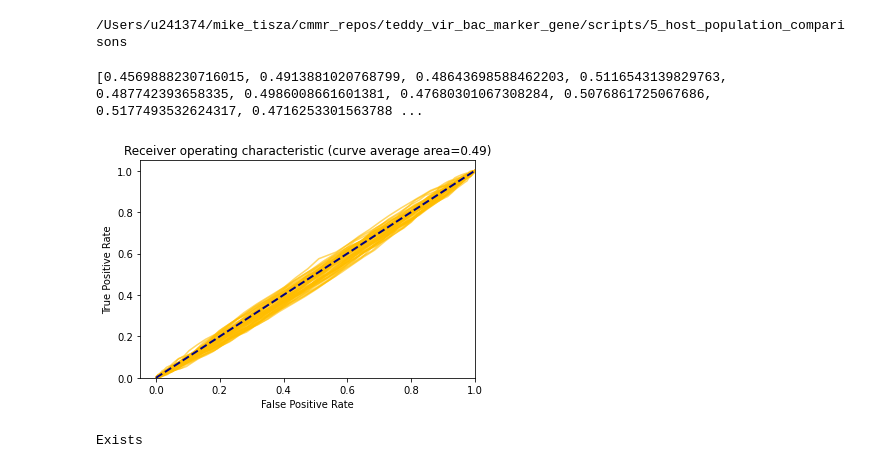
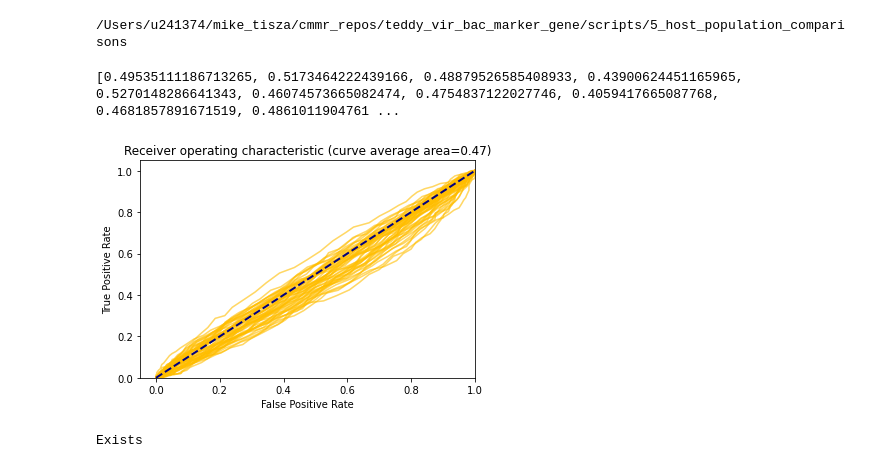
Before and after one commit to mtisza1/teddy_vir_bac_marker_gene, a Jupyter notebook: scripts/5_host_population_comparisons/rf_all_SGBs_T1D_IA_group_subj1.ipynb, the cells around one changed output. Drawn from its saved outputs; the diff is of its cells as text; code cells hidden in the pictures.

```diff
--- a/scripts/5_host_population_comparisons/rf_all_SGBs_T1D_IA_group_subj1.ipynb
+++ b/scripts/5_host_population_comparisons/rf_all_SGBs_T1D_IA_group_subj1.ipynb
@@ -39,6 +39,7 @@ print (pathname)
 vir_table="../../intermediate_files/TGVG1.1_MPA4_combined_abundance.virus_species.wide.tsv"
 bac_table="../../intermediate_files/TGVG1.1_MPA4_combined_abundance.bacteria_species.wide.tsv"
 metadata_table="../../data/some_teddy_MP142_metadata2.all_samples1.delivery.csv"
+ncc_table="../../data/MP142_CASE_CNTRL_T1D_LIST1.csv"
 # %% [output]
 /Users/u241374/mike_tisza/cmmr_repos/teddy_vir_bac_marker_gene/scripts/5_host_population_comparisons
 # %%
@@ -98,10 +108,10 @@ country_clean_df = country_df.drop(['country', 'T1D', 'IA', 'breast_fed', 'mask_
 # %%
 ### choose one of the phenotypes to test
-#discrim_var = "T1D"
-discrim_var = "IA"
+discrim_var = "T1D"
+#discrim_var = "IA"
 number_models = 50
 
-mask_id_list = country_df['mask_id'].tolist()
+mask_id_list = country_ncc_df['mask_id'].tolist()
 unique_mask_list = []
 
 for x in mask_id_list:
@@ -115,18 +125,18 @@ train_mask_list = random.sample(unique_mask_list, perc70)
 
 test_mask_list = list(set(unique_mask_list) - set(train_mask_list))
 
-train_sample_df = country_df.loc[country_df['mask_id'].isin(train_mask_list)]
-train_sample_clean_df = train_sample_df.drop(['country', 'T1D', 'IA', 'breast_fed', 'mask_id'], axis=1)
+train_sample_df = country_ncc_df.loc[country_ncc_df['mask_id'].isin(train_mask_list)]
+train_sample_clean_df = train_sample_df.drop(['country', 'T1D', 'IA', 'breast_fed', 'mask_id', 'isnested'], axis=1)
 train_sample_list = list(train_sample_df[discrim_var])
 
-test_sample_df = country_df.loc[country_df['mask_id'].isin(test_mask_list)]
-test_sample_clean_df = test_sample_df.drop(['country', 'T1D', 'IA', 'breast_fed', 'mask_id'], axis=1)
+test_sample_df = country_ncc_df.loc[country_ncc_df['mask_id'].isin(test_mask_list)]
+test_sample_clean_df = test_sample_df.drop(['country', 'T1D', 'IA', 'breast_fed', 'mask_id', 'isnested'], axis=1)
 test_sample_list = list(test_sample_df[discrim_var])
 # %%
 X=country_clean_df
-y=list(country_df[discrim_var])
+y=list(country_ncc_df[discrim_var])
 
-mask_id_list = country_df['mask_id'].tolist()
+mask_id_list = country_ncc_df['mask_id'].tolist()
 unique_mask_list = []
 
 for x in mask_id_list:
@@ -153,12 +163,12 @@ for q in boot:
 
 	test_mask_list = list(set(unique_mask_list) - set(train_mask_list))
 
-	train_sample_df = country_df.loc[country_df['mask_id'].isin(train_mask_list)]
-	X_train = train_sample_df.drop(['country', 'T1D', 'IA', 'breast_fed', 'mask_id'], axis=1)
+	train_sample_df = country_ncc_df.loc[country_ncc_df['mask_id'].isin(train_mask_list)]
+	X_train = train_sample_df.drop(['country', 'T1D', 'IA', 'breast_fed', 'mask_id', 'isnested'], axis=1)
 	y_train = list(train_sample_df[discrim_var])
 
-	test_sample_df = country_df.loc[country_df['mask_id'].isin(test_mask_list)]
-	X_test = test_sample_df.drop(['country', 'T1D', 'IA', 'breast_fed', 'mask_id'], axis=1)
+	test_sample_df = country_ncc_df.loc[country_ncc_df['mask_id'].isin(test_mask_list)]
+	X_test = test_sample_df.drop(['country', 'T1D', 'IA', 'breast_fed', 'mask_id', 'isnested'], axis=1)
 	y_test = list(test_sample_df[discrim_var])
 	random_state = np.random.RandomState(0)
 
@@ -169,35 +179,35 @@ for q in boot:
 
 	rfc_disp.plot(ax=ax, alpha=0.2, color='darkorange')
 	#roc_auc = auc(classifier)
 	y_pred_proba = classifier.predict_proba(X_test)
 	try:
 		roc_auc = roc_auc_score(y_test, y_pred_proba[:,1])
 	except ValueError:
 		pass
 
 	feature_imp = pd.Series(classifier.feature_importances_,index=persist_comb_df.columns, name=str(coln))
 	feature_imp = feature_imp.to_frame()
 
 	import_df = import_df.join(feature_imp)
 
 	lw = 2
 	roc_series += [roc_auc]
 
 print (roc_series)
 
 plt.plot([0, 1], [0, 1], color='navy', lw=lw, linestyle='--')
 plt.xlim([-0.05, 1.0])
 plt.ylim([0.0, 1.05])
 ax.get_legend().remove()
 roc_avg=np.average(roc_series)
 #plt.legend(['ROC curve (area = %0.2f)' % roc_avg])
 plt.xlabel('False Positive Rate')
 plt.ylabel('True Positive Rate')
 plt.title('Receiver operating characteristic (curve average area=%0.2f)' % roc_avg)
 plt.show()
 # %% [output]
-[0.4569888230716015, 0.4913881020768799, 0.48643698588462203, 0.5116543139829763, 0.487742393658335, 0.4986008661601381, 0.47680301067308284, 0.5076861725067686, 0.5177493532624317, 0.4716253301563788 ...
+[0.49535111186713265, 0.5173464222439166, 0.48879526585408933, 0.43900624451165965, 0.5270148286641343, 0.46074573665082474, 0.4754837122027746, 0.4059417665087768, 0.4681857891671519, 0.4861011904761 ...
-[figure, old version]
+[figure, new version]
 # %%
 ind_dir = pathname + "/" + "../../intermediate_files/random_forest_outputs/"
 
```
Also changed, not shown: parts of 3 cells of this notebook, 5 other files.
